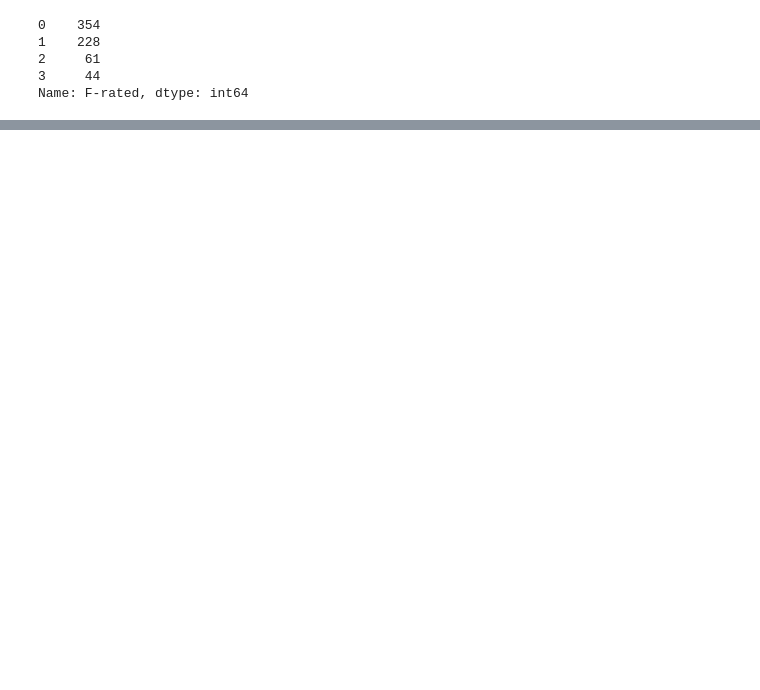
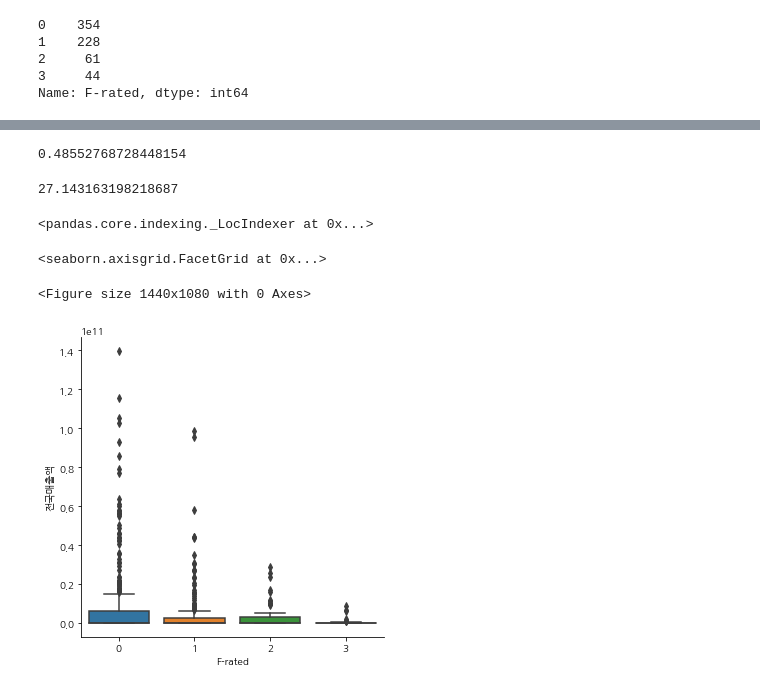
Before and after one commit to kim4pb/Female-led-Korean-Films, a Jupyter notebook: 03.ButterKnife/Analysis.ipynb, the cells around one changed output, grey strips where cells are left out. Drawn from its saved outputs; the diff is of its cells as text; code cells hidden in the pictures; blank space fills up the shorter version.

Commit message:
F-rating, 매출액, 스크린수, 상영횟수 비교

```diff
--- a/03.ButterKnife/Analysis.ipynb
+++ b/03.ButterKnife/Analysis.ipynb
@@ -117,3 +96,0 @@ df.groupby('F-rated')['회당 평균 매출액'].median()
-# %%
-df['스크린수 대비 매출액'] = df['전국매출액'] / df['전국스크린수']
-df.groupby('F-rated')['스크린수 대비 매출액'].mean()
@@ -127,6 +96,0 @@ df.groupby('F-rated')['전국관객수'].mean()
-# %%
-df['상영횟수 대비 관객수'] = df['전국관객수'] / df['상영횟수']
-df.groupby('F-rated')['상영횟수 대비 관객수'].mean()
-# %%
-df['스크린수 대비 관객수'] = df['전국관객수'] / df['전국스크린수']
-df.groupby('F-rated')['스크린수 대비 관객수'].mean()
@@ -132,0 +116,21 @@ df.groupby('F-rated')['스크린수 대비 관객수'].mean()
+# %%
+# Cohen's d
+(sales_des.iloc[0,1] - sales_des.iloc[3,1]) / df['전국매출액'].std()
+# %% [output]
+0.48552768728448154
+# %%
+# 중간값으로 비교했을 때 F등급 0은 3의 27배
+sales_des.iloc[0,-2] / sales_des.iloc[3,-2]
+# %% [output]
+27.143163198218687
+# %%
+sales_des.loc()
+# %% [output]
+<pandas.core.indexing._LocIndexer at 0x...>
+# %%
+plt.figure(figsize=[20,15])
+sns.catplot(x='F-rated', y='전국매출액', data=df, kind='box')
+# %% [output]
+<seaborn.axisgrid.FacetGrid at 0x...>
+<Figure size 1440x1080 with 0 Axes>
+[figure, added]
```
Also changed, not shown: parts of 37 cells of this notebook.
